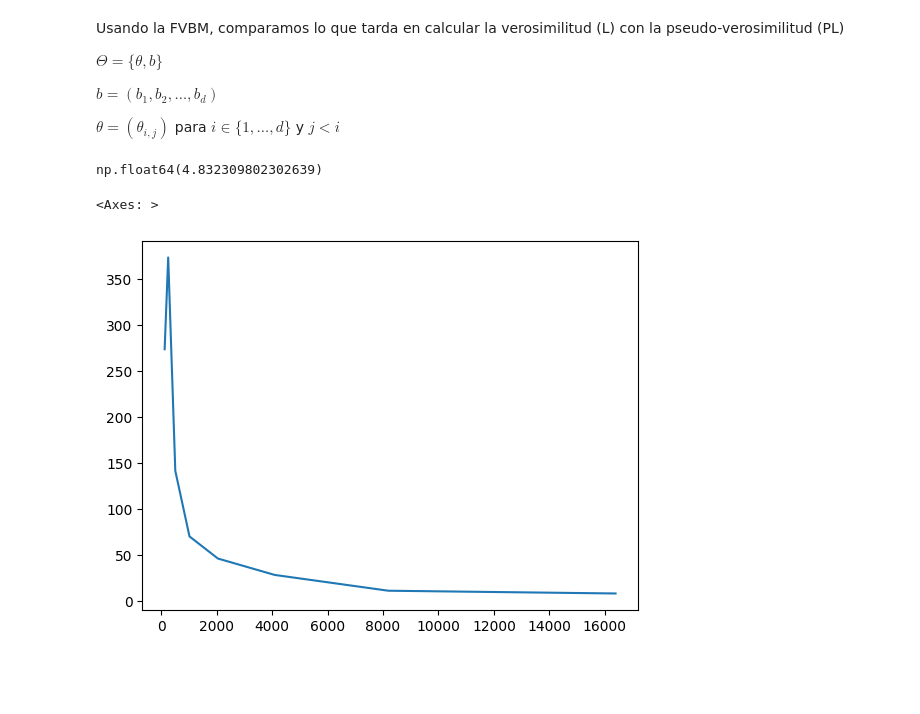
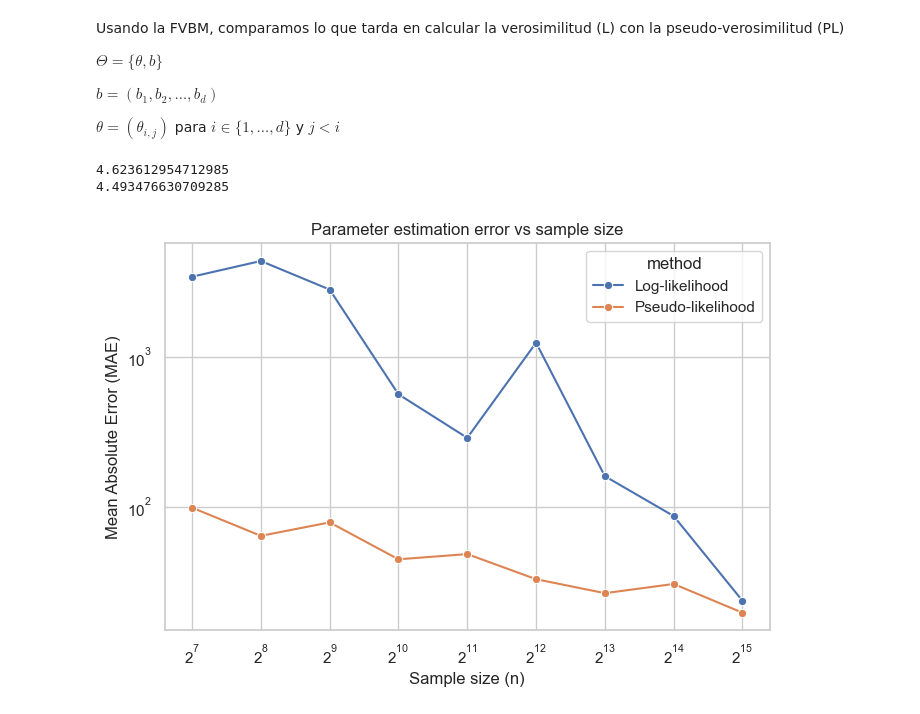
Before and after one commit to dmkla10/tesis, a Jupyter notebook: main.ipynb, the cells around one changed output. Drawn from its saved outputs; the diff is of its cells as text; code cells hidden in the pictures; blank space fills up the shorter version.

Commit message:
fvbm fully developed

```diff
--- a/main.ipynb
+++ b/main.ipynb
@@ -41,11 +41,14 @@ fvbm1 = fvbm.FVBM({"theta":theta, "b":b}, d=d)
 
 fvbm1.sample(10000)
 
-res = fvbm1.fit()
+res1 = fvbm1.fit_logpl()
+res2 = fvbm1.fit_logl()
 
-sum(fvbm1.params_diff)
+print(sum(fvbm1.pl_params_diff))
+print(sum(fvbm1.l_params_diff))
 # %% [output]
-np.float64(4.832309802302639)
+4.623612954712985
+4.493476630709285
 # %%
 reload(fvbm)
 from tqdm import tqdm
@@ -65,17 +68,49 @@ for i in range(d):
 b_vector = np.array(list(b.values()))
 assert(len(b) == d)
 
-n = [2**7,2**8, 2**9, 2**10, 2**11, 2**12, 2**13, 2**14]
-MAE = []
+n = [2**7,2**8, 2**9, 2**10, 2**11, 2**12, 2**13, 2**14, 2**15]
+MAE_l = []
+MAE_pl = []
 for n_ in tqdm(n):
     fvbm1 = fvbm.FVBM({"theta":theta, "b":b}, d=d)
     fvbm1.sample(n_)
-    res = fvbm1.fit()
-    MAE.append(sum(fvbm1.params_diff).copy())
+
+    res = fvbm1.fit_logl()
+    MAE_l.append(sum(fvbm1.l_params_diff).copy())
+
+    res = fvbm1.fit_logpl()
+    MAE_pl.append(sum(fvbm1.pl_params_diff).copy())
 # %%
+import pandas as pd
+
+df = pd.DataFrame({
+    "n": n + n,
+    "MAE": MAE_l + MAE_pl,
+    "method": ["Log-likelihood"] * len(n) + ["Pseudo-likelihood"] * len(n)
+})
+
 import seaborn as sns
+import matplotlib.pyplot as plt
 
-sns.lineplot(x=n, y=MAE)
+sns.set_theme(style="whitegrid")
+
+plt.figure(figsize=(7,5))
+sns.lineplot(
+    data=df,
+    x="n",
+    y="MAE",
+    hue="method",
+    marker="o"
+)
+
+plt.xscale("log", base=2)
+plt.yscale("log")
+
+plt.xlabel("Sample size (n)")
+plt.ylabel("Mean Absolute Error (MAE)")
+plt.title("Parameter estimation error vs sample size")
+
+plt.tight_layout()
+plt.show()
 # %% [output]
-<Axes: >
-[figure, old version]
+[figure, new version]
```
Also changed, not shown: parts of 1 cell of this notebook, 1 other file.
